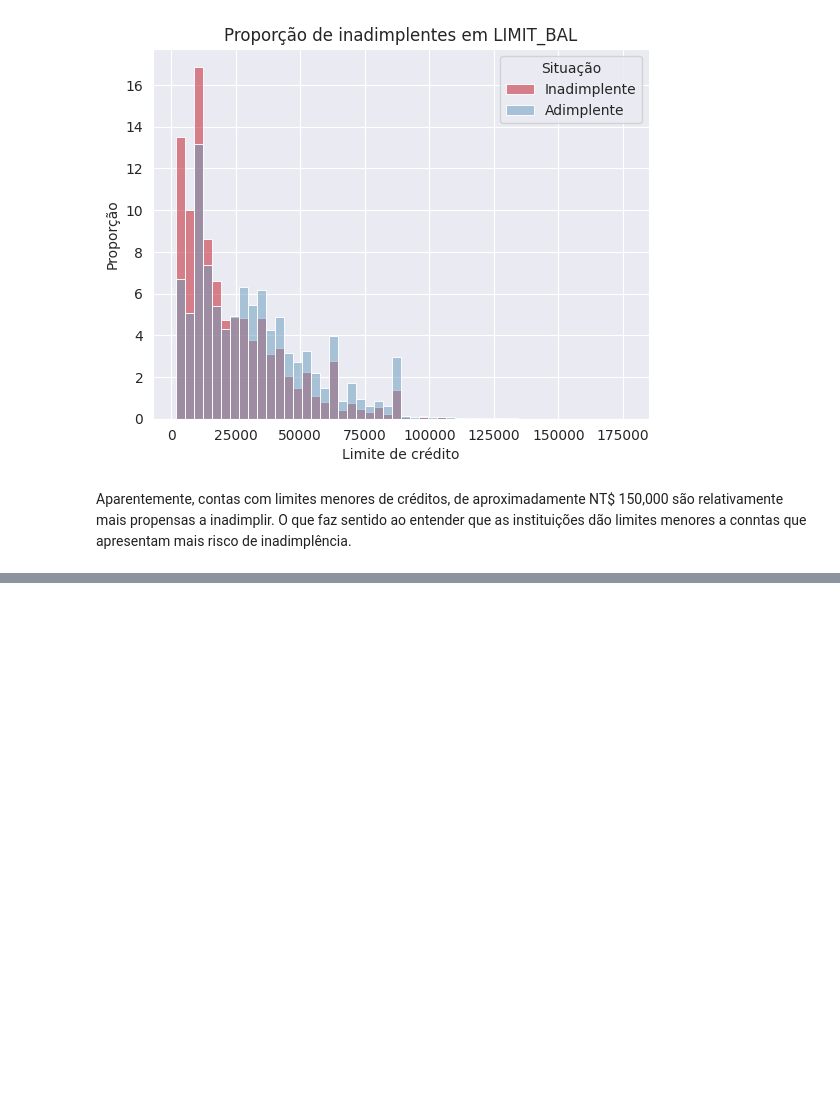
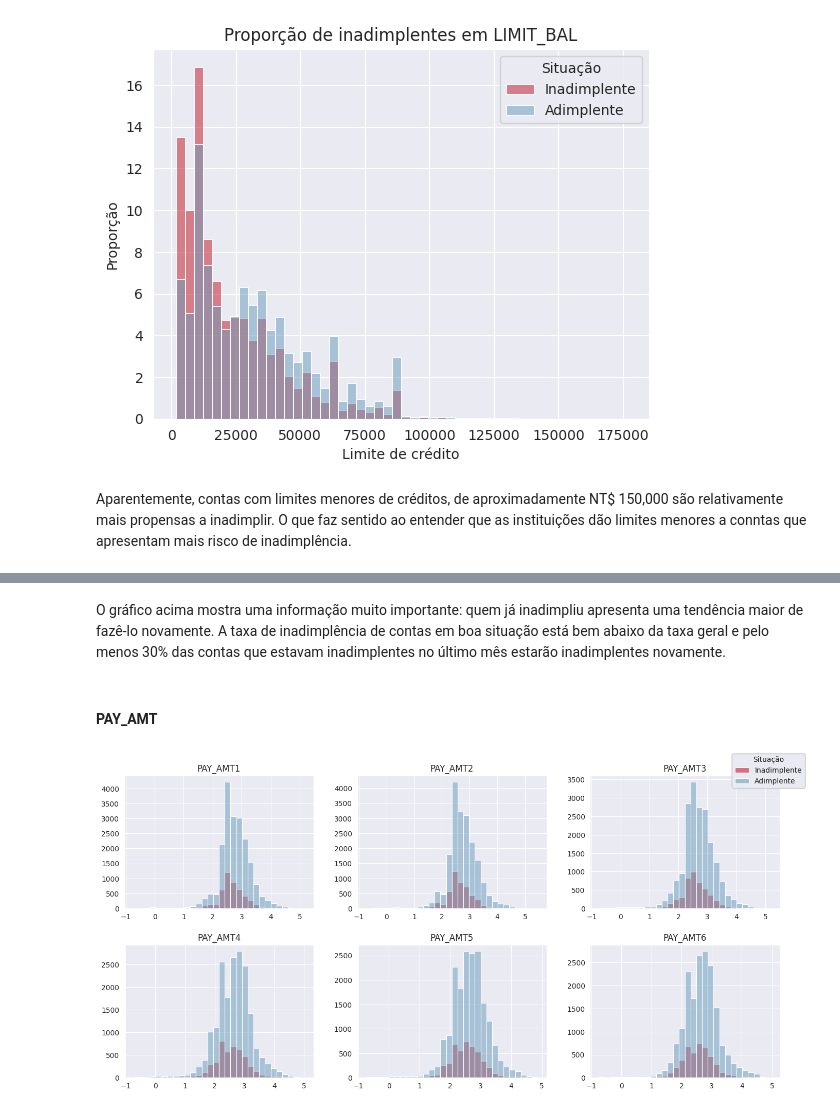
Before and after one commit to Mathsnts18/CreditRiskModel, a Jupyter notebook: notebooks/eda.ipynb, the cells around one changed output, grey strips where cells are left out. Cells and saved outputs as stored; diff of their text form; code cells hidden in the pictures; blank space fills up the shorter version.

```diff
--- a/notebooks/eda.ipynb
+++ b/notebooks/eda.ipynb
@@ -447,0 +474,30 @@ Aparentemente, contas com limites menores de créditos, de aproximadamente NT$ 1
+# %% [markdown]
+O gráfico acima mostra uma informação muito importante: quem já inadimpliu apresenta uma tendência maior de fazê-lo novamente. A taxa de inadimplência de contas em boa situação está bem abaixo da taxa geral e pelo menos 30% das contas que estavam inadimplentes no último mês estarão inadimplentes novamente.
+# %% [markdown]
+#### PAY_AMT
+# %%
+pay_amt_feats = ['PAY_AMT1', 'PAY_AMT2', 'PAY_AMT3', 'PAY_AMT4', 'PAY_AMT5', 'PAY_AMT6']
+zero_mask = df[pay_amt_feats] != 0
+
+pay_amt_log = df[pay_amt_feats][zero_mask].apply(np.log10)
+pay_amt = pd.concat([pay_amt_log, df['default payment next month']], axis=1)
+
+fig, axes = plt.subplots(2, 3, figsize=(14,7))
+fig.tight_layout(pad=3)
+
+for i, col in enumerate(pay_amt_log.columns):
+
+    sns.histplot(data=pay_amt,
+                 x=col, ax=axes[i//3, i%3],
+                 bins=30,
+                 hue='default payment next month',
+                 palette=[c_blue, c_red],
+                 legend=False)
+
+    axes[i//3, i%3].set_xlabel('')
+    axes[i//3, i%3].set_ylabel('')
+    axes[i//3, i%3].set_title(col)
+
+    fig.legend(title="Situação", labels=['Inadimplente','Adimplente']);
+# %% [output]
+[figure, added]
```
Also changed, not shown: parts of 7 cells of this notebook, 1 other file.
